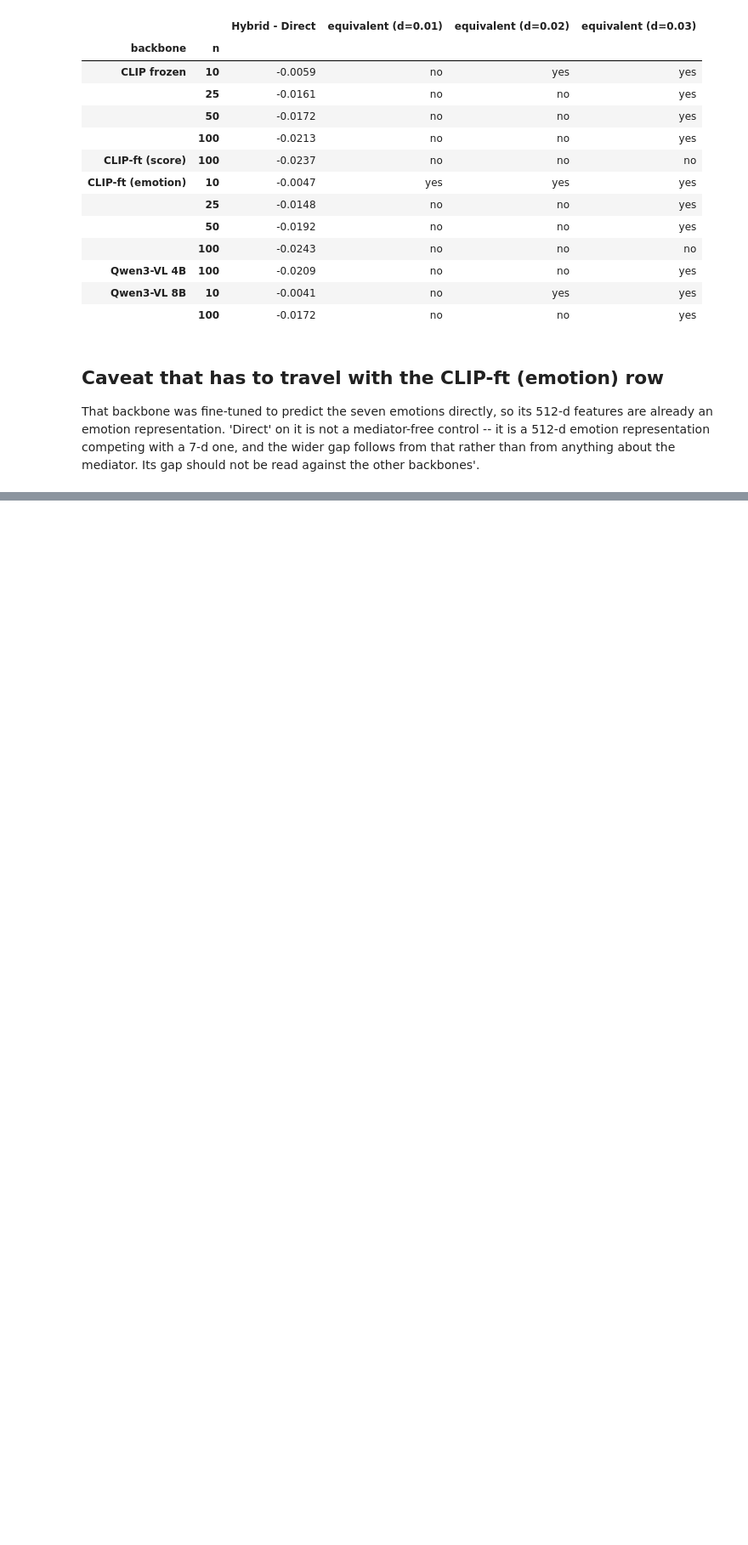
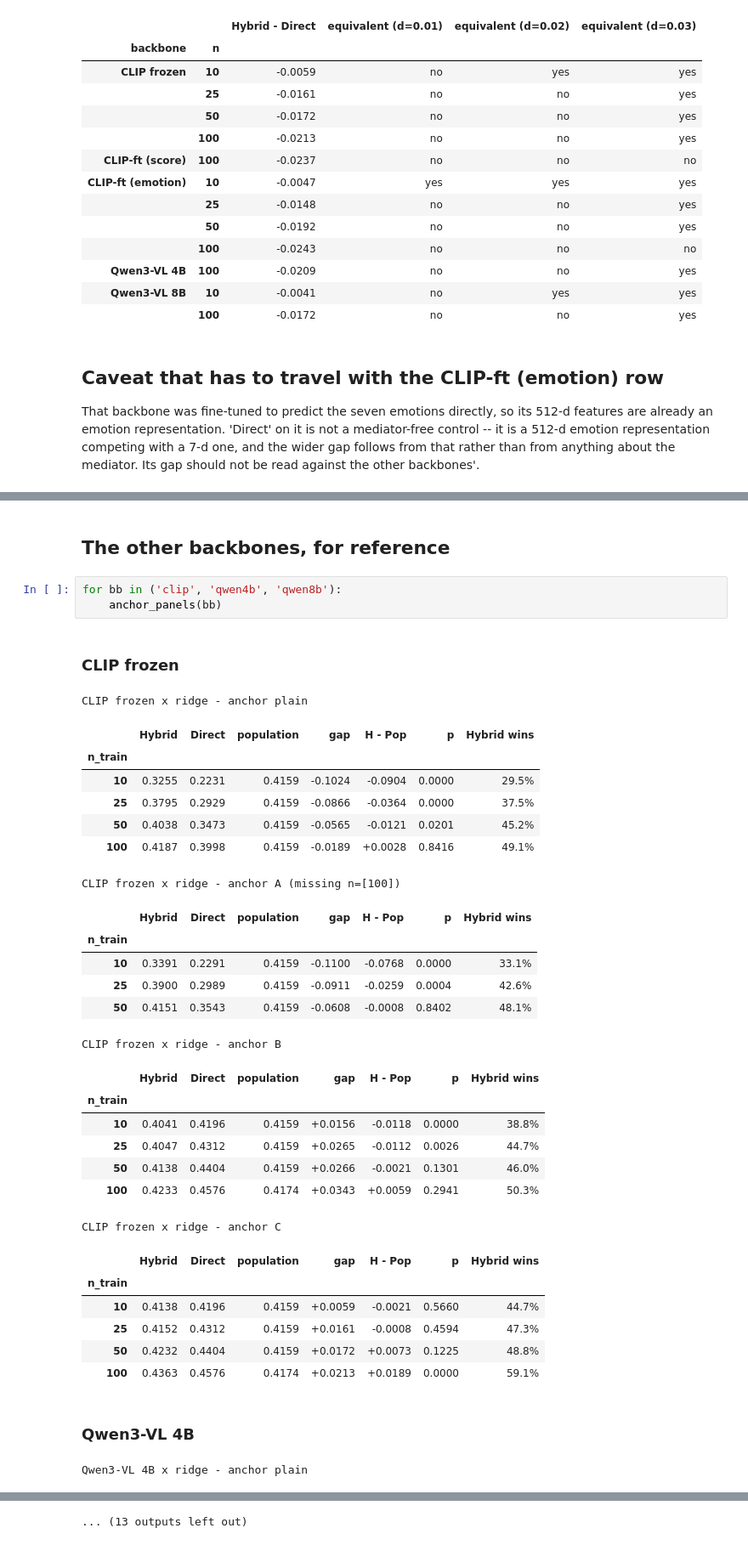
Before and after one commit to XunFlowerrr/piaa-emotion-mediated, a Jupyter notebook: notebooks/backbone_anchor_tables.ipynb, the cells around one changed output, grey strips where cells are left out. Shown at 85% size. Cells and saved outputs as stored; diff of their text form; blank space fills up the shorter version.

```diff
--- a/notebooks/backbone_anchor_tables.ipynb
+++ b/notebooks/backbone_anchor_tables.ipynb
@@ -264,0 +382,36 @@ the mediator. Its gap should not be read against the other backbones'.
+# %% [markdown]
+## The other backbones, for reference
+# %%
+for bb in ('clip', 'qwen4b', 'qwen8b'):
+    anchor_panels(bb)
+# %% [output]
+### CLIP frozen
+CLIP frozen x ridge - anchor plain
+|  | Hybrid | Direct | population | gap | H - Pop | p | Hybrid wins |
+| n_train |  |  |  |  |  |  |  |
+| 10 | 0.3255 | 0.2231 | 0.4159 | -0.1024 | -0.0904 | 0.0000 | 29.5% |
+| 25 | 0.3795 | 0.2929 | 0.4159 | -0.0866 | -0.0364 | 0.0000 | 37.5% |
+| 50 | 0.4038 | 0.3473 | 0.4159 | -0.0565 | -0.0121 | 0.0201 | 45.2% |
+| 100 | 0.4187 | 0.3998 | 0.4159 | -0.0189 | +0.0028 | 0.8416 | 49.1% |
+CLIP frozen x ridge - anchor A (missing n=[100])
+|  | Hybrid | Direct | population | gap | H - Pop | p | Hybrid wins |
+| n_train |  |  |  |  |  |  |  |
+| 10 | 0.3391 | 0.2291 | 0.4159 | -0.1100 | -0.0768 | 0.0000 | 33.1% |
+| 25 | 0.3900 | 0.2989 | 0.4159 | -0.0911 | -0.0259 | 0.0004 | 42.6% |
+| 50 | 0.4151 | 0.3543 | 0.4159 | -0.0608 | -0.0008 | 0.8402 | 48.1% |
+CLIP frozen x ridge - anchor B
+|  | Hybrid | Direct | population | gap | H - Pop | p | Hybrid wins |
+| n_train |  |  |  |  |  |  |  |
+| 10 | 0.4041 | 0.4196 | 0.4159 | +0.0156 | -0.0118 | 0.0000 | 38.8% |
+| 25 | 0.4047 | 0.4312 | 0.4159 | +0.0265 | -0.0112 | 0.0026 | 44.7% |
+| 50 | 0.4138 | 0.4404 | 0.4159 | +0.0266 | -0.0021 | 0.1301 | 46.0% |
+| 100 | 0.4233 | 0.4576 | 0.4174 | +0.0343 | +0.0059 | 0.2941 | 50.3% |
+CLIP frozen x ridge - anchor C
+|  | Hybrid | Direct | population | gap | H - Pop | p | Hybrid wins |
+| n_train |  |  |  |  |  |  |  |
+| 10 | 0.4138 | 0.4196 | 0.4159 | +0.0059 | -0.0021 | 0.5660 | 44.7% |
+| 25 | 0.4152 | 0.4312 | 0.4159 | +0.0161 | -0.0008 | 0.4594 | 47.3% |
+| 50 | 0.4232 | 0.4404 | 0.4159 | +0.0172 | +0.0073 | 0.1225 | 48.8% |
+| 100 | 0.4363 | 0.4576 | 0.4174 | +0.0213 | +0.0189 | 0.0000 | 59.1% |
+### Qwen3-VL 4B
+Qwen3-VL 4B x ridge - anchor plain
@@ -264,0 +424 @@ the mediator. Its gap should not be read against the other backbones'.
+... (13 outputs left out)
```
Also changed, not shown: parts of 8 cells of this notebook.
